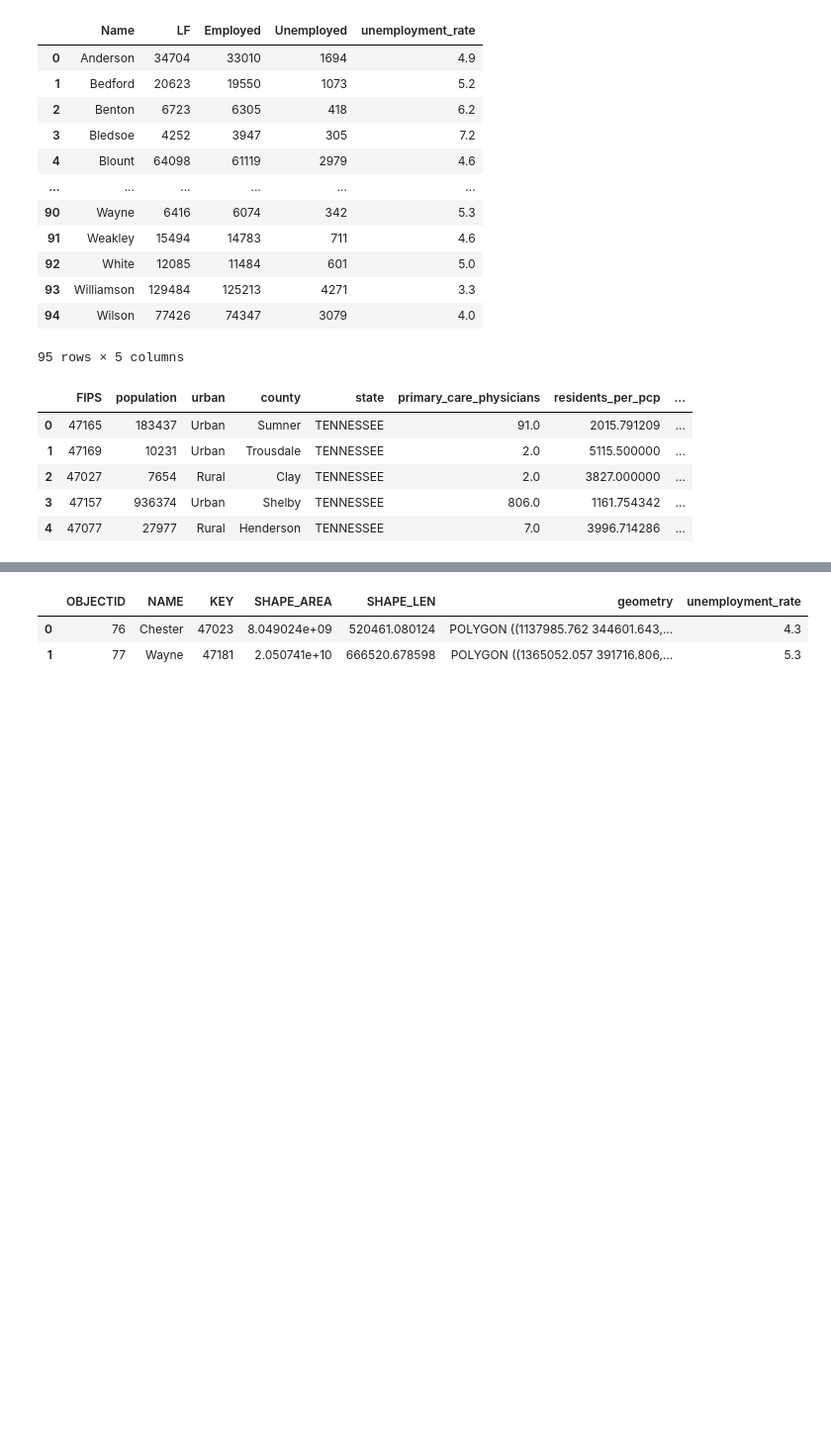
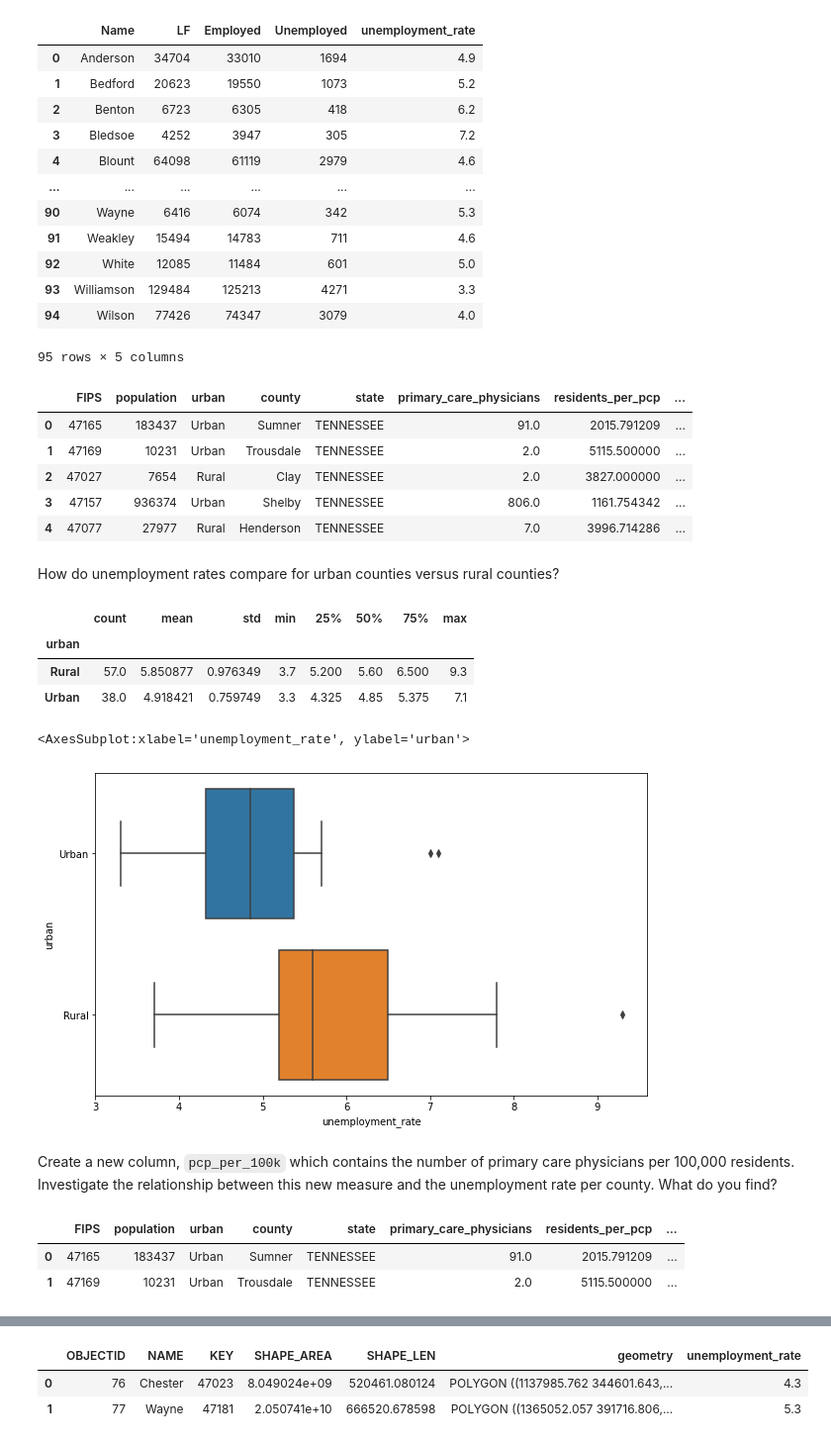
Before and after one commit to ludermln/data-science-essentials-4, a Jupyter notebook: notebooks/Week_2_3_4_tasks.ipynb, the cells around one changed output, grey strips where cells are left out. Shown at 99% size. Saved outputs shown, nothing was run; the diff lists cells and outputs as text; code cells hidden in the pictures; blank space fills up the shorter version.

```diff
--- a/notebooks/Week_2_3_4_tasks.ipynb
+++ b/notebooks/Week_2_3_4_tasks.ipynb
@@ -537,3 +537,12 @@ physicians.head()
 | 2 | 47027 | 7654 | Rural | Clay | TENNESSEE | 2.0 | 3827.000000 | ... |
 | 3 | 47157 | 936374 | Urban | Shelby | TENNESSEE | 806.0 | 1161.754342 | ... |
 | 4 | 47077 | 27977 | Rural | Henderson | TENNESSEE | 7.0 | 3996.714286 | ... |
+# %% [markdown]
+ How do unemployment rates compare for urban counties versus rural counties?
+# %%
+physicians.groupby('urban')['unemployment_rate'].describe()
+# %% [output]
+|  | count | mean | std | min | 25% | 50% | 75% | max |
+| urban |  |  |  |  |  |  |  |  |
+| Rural | 57.0 | 5.850877 | 0.976349 | 3.7 | 5.200 | 5.60 | 6.500 | 9.3 |
+| Urban | 38.0 | 4.918421 | 0.759749 | 3.3 | 4.325 | 4.85 | 5.375 | 7.1 |
@@ -539,0 +551,17 @@ physicians.head()
+# %%
+plt.figure(figsize = (10,6))
+sns.boxplot(data = physicians,
+           x = 'unemployment_rate',
+           y = 'urban')
+# %% [output]
+<AxesSubplot:xlabel='unemployment_rate', ylabel='urban'>
+[figure, added]
+# %% [markdown]
+Create a new column, `pcp_per_100k` which contains the number of primary care physicians per 100,000 residents. Investigate the relationship between this new measure and the unemployment rate per county. What do you find?
+# %%
+physicians['pcp_per_100k'] = physicians['primary_care_physicians'] / physicians['population'] * 100000
+physicians.head(2)
+# %% [output]
+|  | FIPS | population | urban | county | state | primary_care_physicians | residents_per_pcp | ... |
+| 0 | 47165 | 183437 | Urban | Sumner | TENNESSEE | 91.0 | 2015.791209 | ... |
+| 1 | 47169 | 10231 | Urban | Trousdale | TENNESSEE | 2.0 | 5115.500000 | ... |
```
Also changed, not shown: parts of 18 cells of this notebook.
